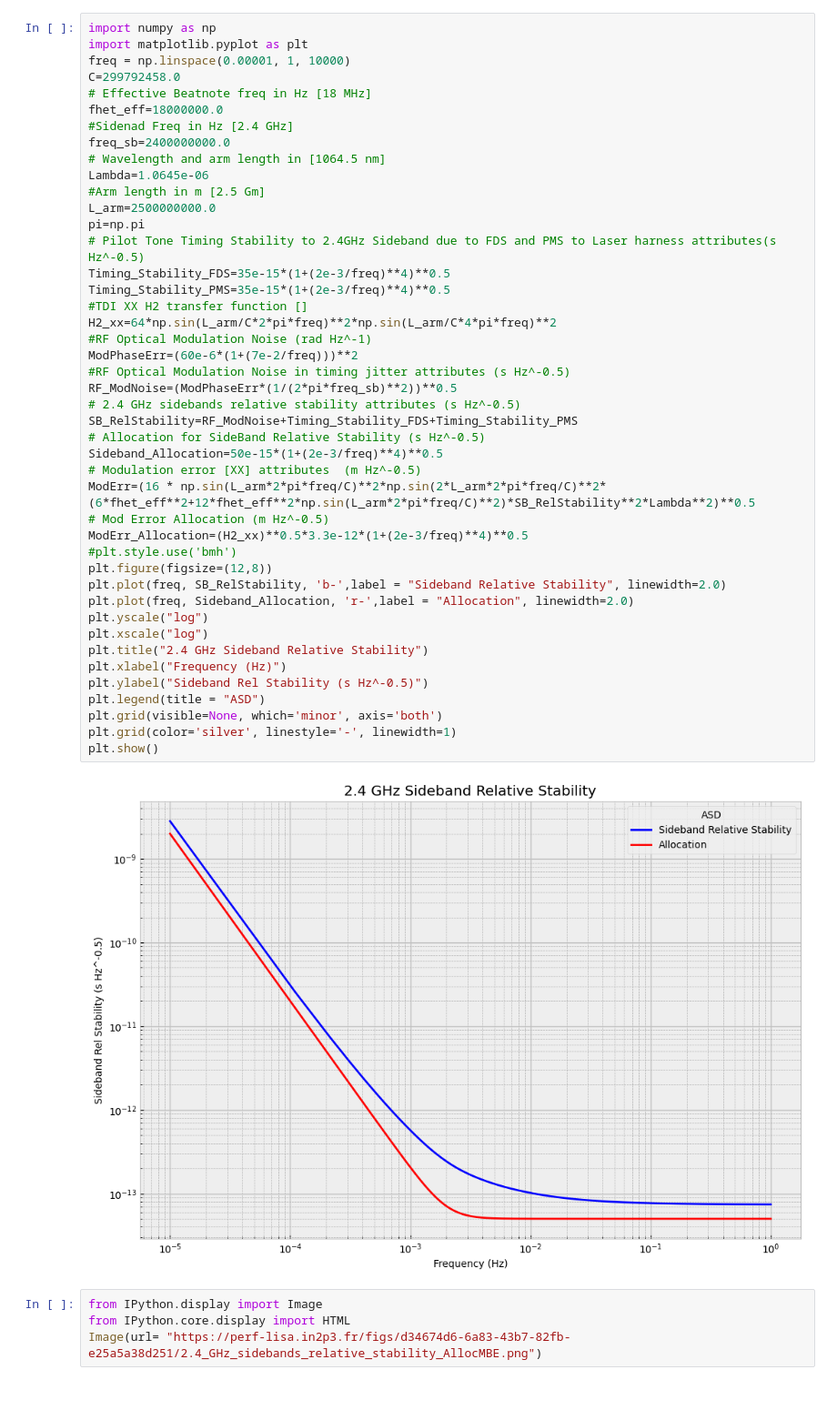
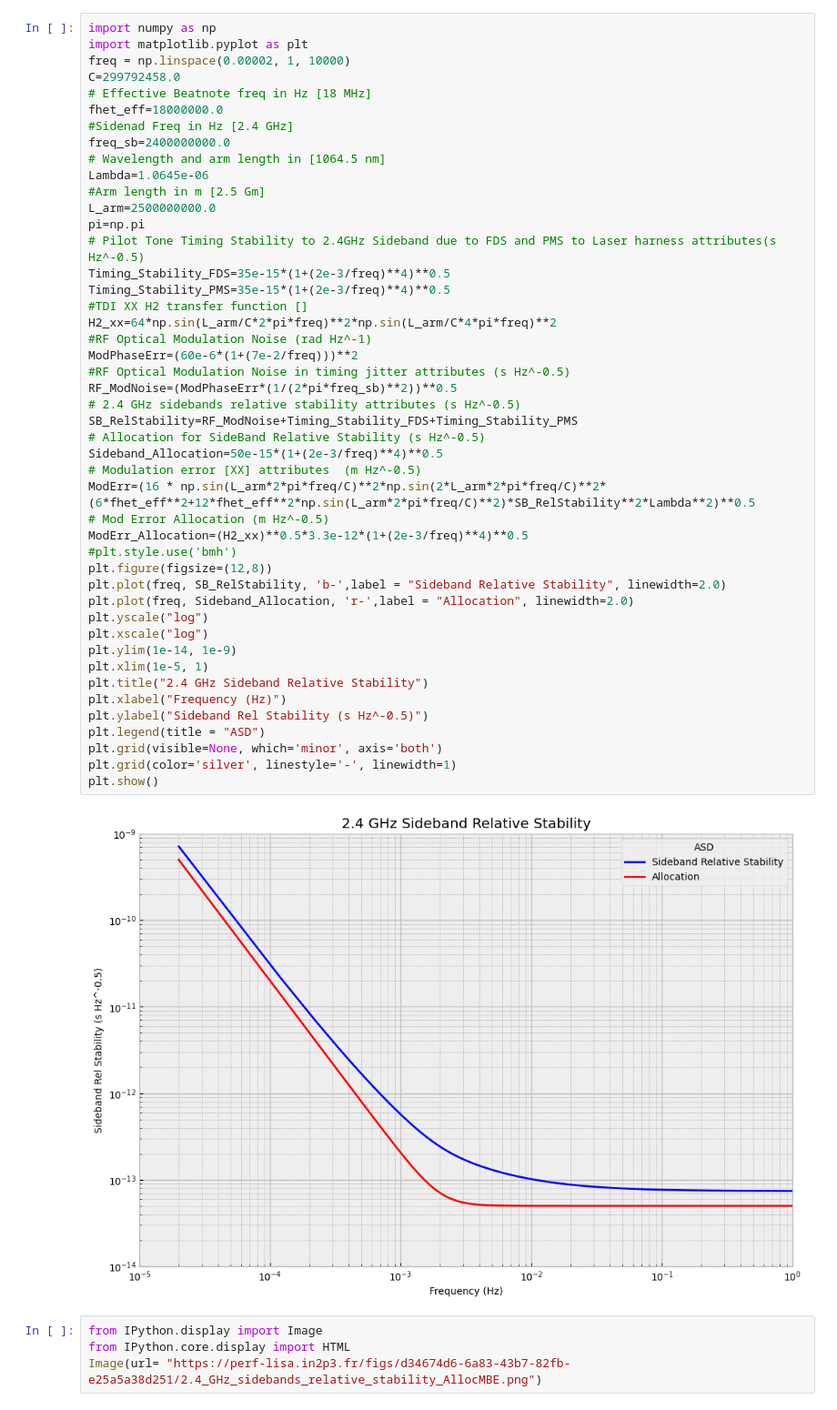
Before and after one commit to raidurgesh/RFNoise, a Jupyter notebook: RFModErr0.ipynb, the cells around one changed output. Shown at 91% size. Cells and saved outputs as stored; diff of their text form.

```diff
--- a/RFModErr0.ipynb
+++ b/RFModErr0.ipynb
@@ -99,7 +99,7 @@ plt.show()
 # %%
 import numpy as np
 import matplotlib.pyplot as plt
-freq = np.linspace(0.00001, 1, 10000)
+freq = np.linspace(0.00002, 1, 10000)
 C=299792458.0
 # Effective Beatnote freq in Hz [18 MHz]
 fhet_eff=18000000.0
@@ -114,34 +114,36 @@ pi=np.pi
 Timing_Stability_FDS=35e-15*(1+(2e-3/freq)**4)**0.5
 Timing_Stability_PMS=35e-15*(1+(2e-3/freq)**4)**0.5
 #TDI XX H2 transfer function []
 H2_xx=64*np.sin(L_arm/C*2*pi*freq)**2*np.sin(L_arm/C*4*pi*freq)**2
 #RF Optical Modulation Noise (rad Hz^-1)
 ModPhaseErr=(60e-6*(1+(7e-2/freq)))**2
 #RF Optical Modulation Noise in timing jitter attributes (s Hz^-0.5)
 RF_ModNoise=(ModPhaseErr*(1/(2*pi*freq_sb)**2))**0.5
 # 2.4 GHz sidebands relative stability attributes (s Hz^-0.5)
 SB_RelStability=RF_ModNoise+Timing_Stability_FDS+Timing_Stability_PMS
 # Allocation for SideBand Relative Stability (s Hz^-0.5)
 Sideband_Allocation=50e-15*(1+(2e-3/freq)**4)**0.5
 # Modulation error [XX] attributes  (m Hz^-0.5)
 ModErr=(16 * np.sin(L_arm*2*pi*freq/C)**2*np.sin(2*L_arm*2*pi*freq/C)**2*(6*fhet_eff**2+12*fhet_eff**2*np.sin(L_arm*2*pi*freq/C)**2)*SB_RelStability**2*Lambda**2)**0.5
 # Mod Error Allocation (m Hz^-0.5)
 ModErr_Allocation=(H2_xx)**0.5*3.3e-12*(1+(2e-3/freq)**4)**0.5
 #plt.style.use('bmh')
 plt.figure(figsize=(12,8))
 plt.plot(freq, SB_RelStability, 'b-',label = "Sideband Relative Stability", linewidth=2.0)
 plt.plot(freq, Sideband_Allocation, 'r-',label = "Allocation", linewidth=2.0)
 plt.yscale("log")
 plt.xscale("log")
+plt.ylim(1e-14, 1e-9)
+plt.xlim(1e-5, 1)
 plt.title("2.4 GHz Sideband Relative Stability")
 plt.xlabel("Frequency (Hz)")
 plt.ylabel("Sideband Rel Stability (s Hz^-0.5)")
 plt.legend(title = "ASD")
 plt.grid(visible=None, which='minor', axis='both')
 plt.grid(color='silver', linestyle='-', linewidth=1)
 plt.show()
 # %% [output]
-[figure, old version]
+[figure, new version]
 # %%
 from IPython.display import Image
 from IPython.core.display import HTML
```
Also changed, not shown: parts of 2 cells of this notebook.
